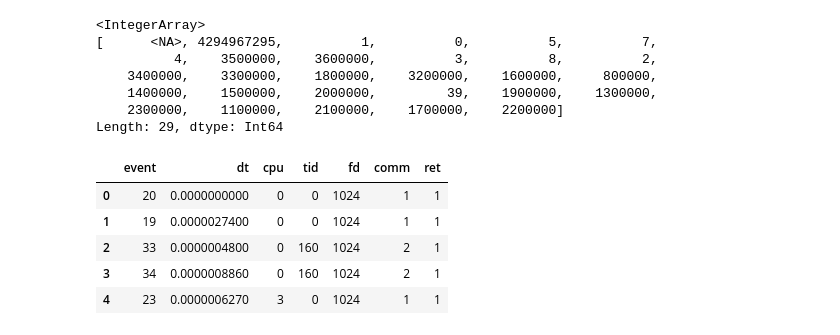
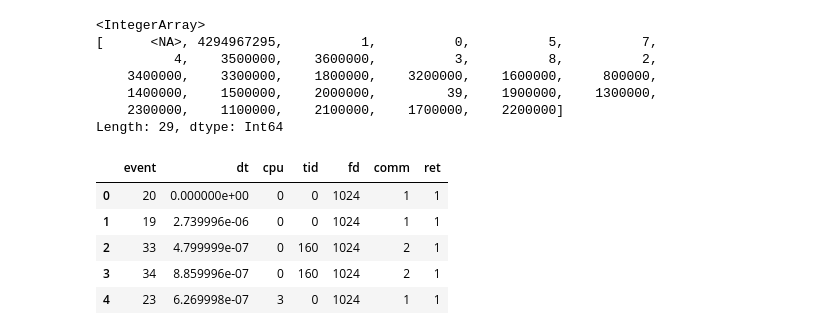
Before and after one commit to 17YuvrajSehgal/SyntheticLogGeneration, a Jupyter notebook: dataset/data.ipynb, the cells around one changed output. Cells and saved outputs as stored; diff of their text form; code cells hidden in the pictures.

```diff
--- a/dataset/data.ipynb
+++ b/dataset/data.ipynb
@@ -494,23 +494,23 @@ Length: 29, dtype: Int64
 # %%
 import numpy as np
 import pandas as pd
 
 # Load the NPZ file
-path = "window_shards/scimark2/train/scimark2-all-events-run0_L1024_S512.npz"
+path = "window_shards/windowed_npz_4096/scimark2/train/scimark2-all-events-run0_L4096_S2048.npz"
 data = np.load(path)
 
 # Flatten each array from (1397, 1024) to (1397*1024,)
 flat_data = {key: data[key].reshape(-1) for key in data.files}
 
 # Build the DataFrame
 df = pd.DataFrame(flat_data)
 
 # Display the first few rows
 display(df.head())
 # %% [output]
 |  | event | dt | cpu | tid | fd | comm | ret |
-| 0 | 20 | 0.0000000000 | 0 | 0 | 1024 | 1 | 1 |
-| 1 | 19 | 0.0000027400 | 0 | 0 | 1024 | 1 | 1 |
-| 2 | 33 | 0.0000004800 | 0 | 160 | 1024 | 2 | 1 |
-| 3 | 34 | 0.0000008860 | 0 | 160 | 1024 | 2 | 1 |
-| 4 | 23 | 0.0000006270 | 3 | 0 | 1024 | 1 | 1 |
+| 0 | 20 | 0.000000e+00 | 0 | 0 | 1024 | 1 | 1 |
+| 1 | 19 | 2.739996e-06 | 0 | 0 | 1024 | 1 | 1 |
+| 2 | 33 | 4.799999e-07 | 0 | 160 | 1024 | 2 | 1 |
+| 3 | 34 | 8.859996e-07 | 0 | 160 | 1024 | 2 | 1 |
+| 4 | 23 | 6.269998e-07 | 3 | 0 | 1024 | 1 | 1 |
```
Also changed, not shown: 2 other files.
